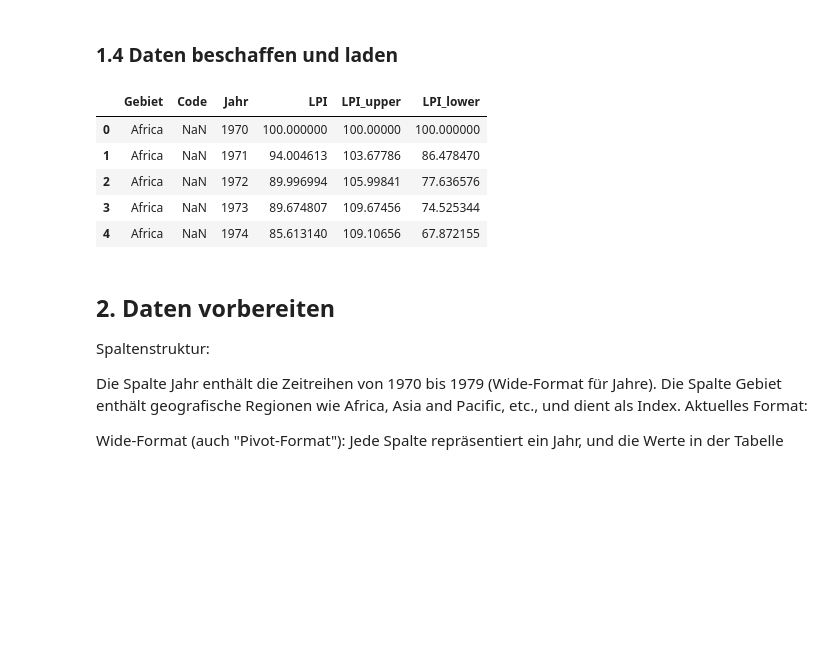
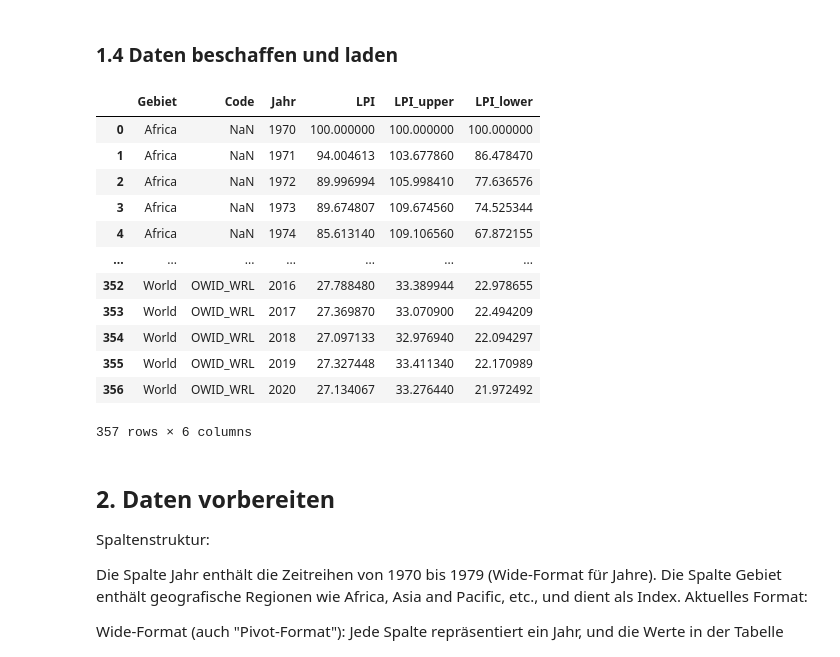
Before and after one commit to WandaSchneid/Leistungsnachweis-2-Informatik, a Jupyter notebook: Leistungsnachweis LIP 11.12.ipynb, the cells around one changed output. Cells and saved outputs as stored; diff of their text form; code cells hidden in the pictures; blank space fills up the shorter version.

Commit message:
Head geänder

```diff
--- a/Leistungsnachweis LIP 11.12.ipynb
+++ b/Leistungsnachweis LIP 11.12.ipynb
@@ -21,15 +21,22 @@ import seaborn as sns
 # %%
 # loading the data
 df = pd.read_csv('global-living-planet-index.csv', skiprows=1,
                  names=['Gebiet','Code','Jahr','LPI','LPI_upper','LPI_lower'])
-df.head()
+df
 # %% [output]
 |  | Gebiet | Code | Jahr | LPI | LPI_upper | LPI_lower |
-| 0 | Africa | NaN | 1970 | 100.000000 | 100.00000 | 100.000000 |
-| 1 | Africa | NaN | 1971 | 94.004613 | 103.67786 | 86.478470 |
-| 2 | Africa | NaN | 1972 | 89.996994 | 105.99841 | 77.636576 |
-| 3 | Africa | NaN | 1973 | 89.674807 | 109.67456 | 74.525344 |
-| 4 | Africa | NaN | 1974 | 85.613140 | 109.10656 | 67.872155 |
+| 0 | Africa | NaN | 1970 | 100.000000 | 100.000000 | 100.000000 |
+| 1 | Africa | NaN | 1971 | 94.004613 | 103.677860 | 86.478470 |
+| 2 | Africa | NaN | 1972 | 89.996994 | 105.998410 | 77.636576 |
+| 3 | Africa | NaN | 1973 | 89.674807 | 109.674560 | 74.525344 |
+| 4 | Africa | NaN | 1974 | 85.613140 | 109.106560 | 67.872155 |
+| ... | ... | ... | ... | ... | ... | ... |
+| 352 | World | OWID_WRL | 2016 | 27.788480 | 33.389944 | 22.978655 |
+| 353 | World | OWID_WRL | 2017 | 27.369870 | 33.070900 | 22.494209 |
+| 354 | World | OWID_WRL | 2018 | 27.097133 | 32.976940 | 22.094297 |
+| 355 | World | OWID_WRL | 2019 | 27.327448 | 33.411340 | 22.170989 |
+| 356 | World | OWID_WRL | 2020 | 27.134067 | 33.276440 | 21.972492 |
+357 rows × 6 columns
 # %% [markdown]
 ## 2. Daten vorbereiten
 
```
Also changed, not shown: parts of 1 cell of this notebook.
